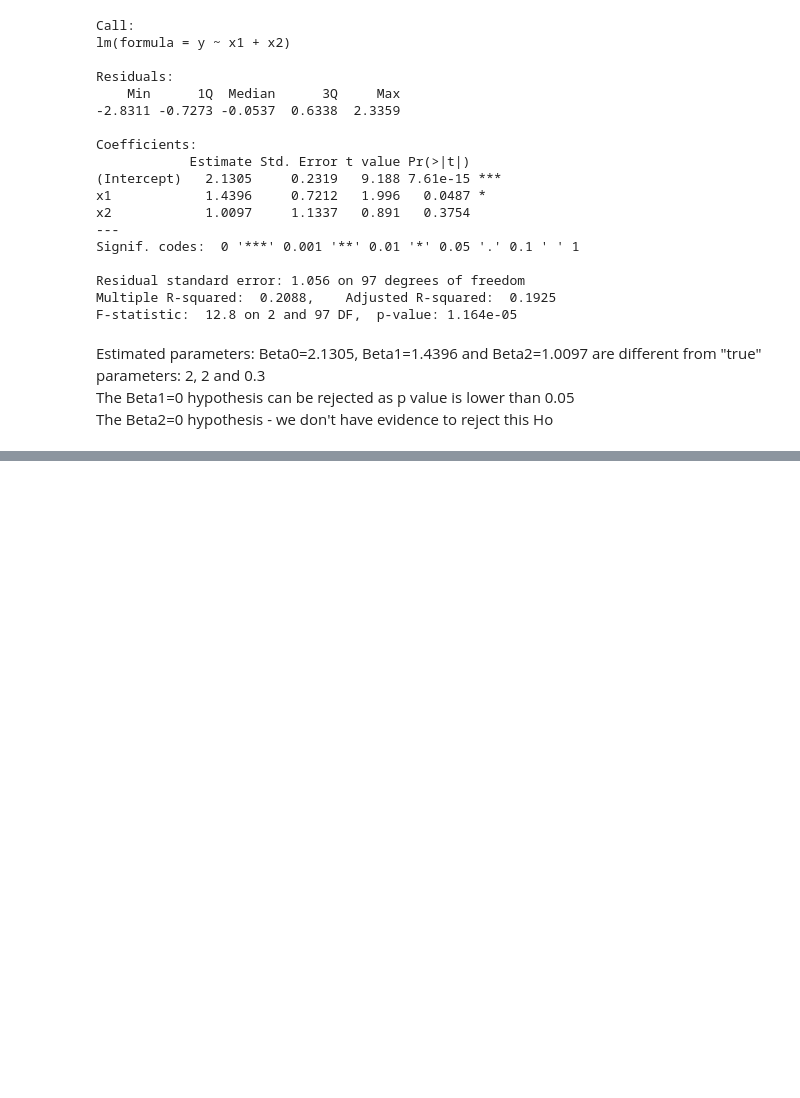
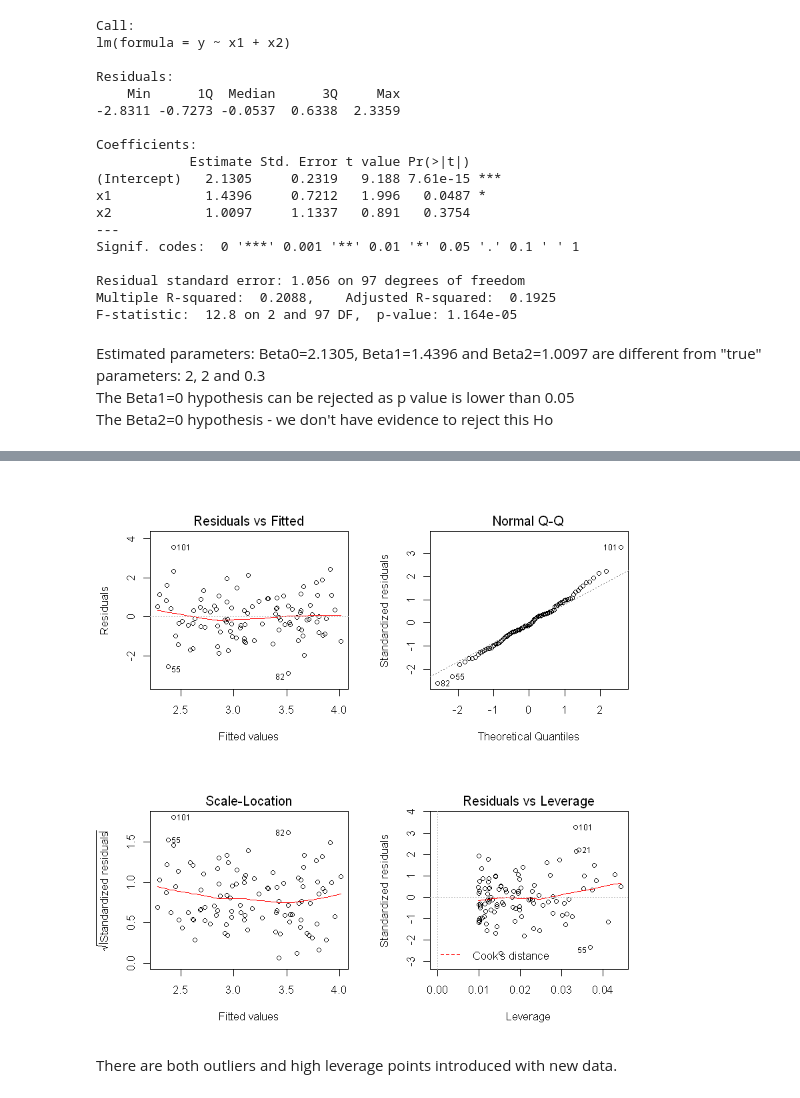
Before and after one commit to miwojc/ISL-ch3, a Jupyter notebook: Ch3-Ex-App.ipynb, the cells around one changed output, grey strips where cells are left out. Saved outputs shown, nothing was run; the diff lists cells and outputs as text; code cells hidden in the pictures; blank space fills up the shorter version.

```diff
--- a/Ch3-Ex-App.ipynb
+++ b/Ch3-Ex-App.ipynb
@@ -752,0 +896,7 @@ The Beta2=0 hypothesis - we don't have evidence to reject this Ho
+# %%
+par(mfrow=c(2,2))
+plot(fit.lm4)
+# %% [output]
+[figure, added]
+# %% [markdown]
+There are both outliers and high leverage points introduced with new data.
```
Also changed, not shown: parts of 18 cells of this notebook.
